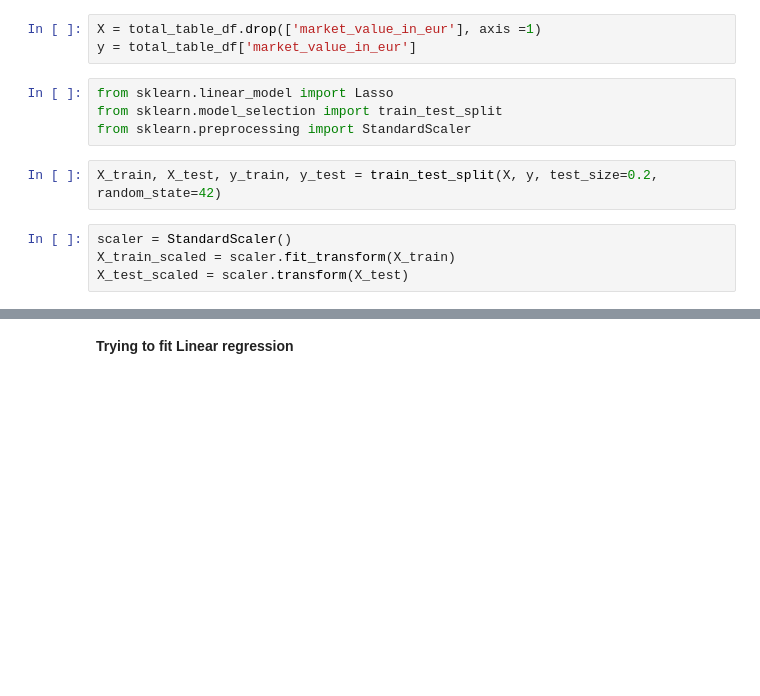
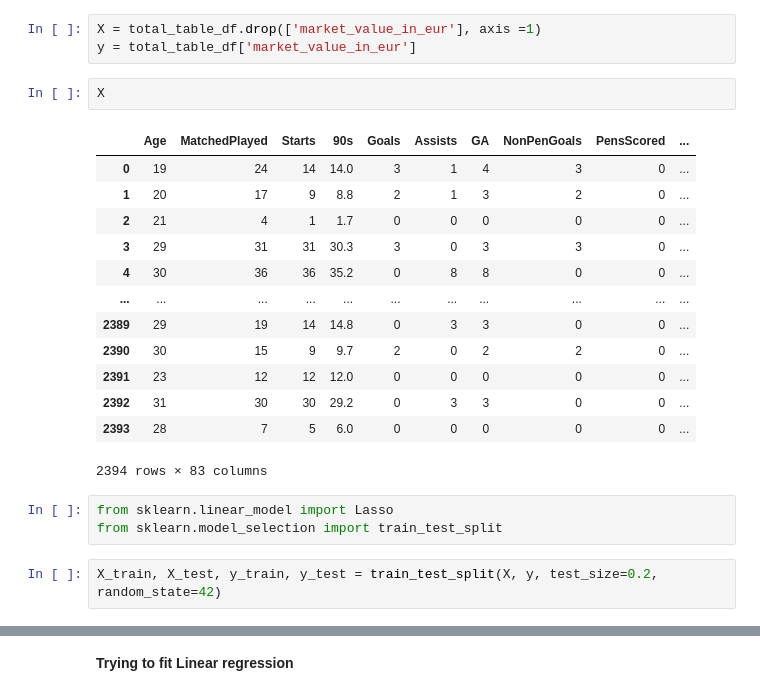
Before and after one commit to JackBenadon/DS440-Project, a Jupyter notebook: DS440_Pre_Processing.ipynb, the cells around one changed output, grey strips where cells are left out. Drawn from its saved outputs; the diff is of its cells as text; blank space fills up the shorter version.

```diff
--- a/DS440_Pre_Processing.ipynb
+++ b/DS440_Pre_Processing.ipynb
@@ -362,13 +437,24 @@ Training/Testing Split
 # %%
 X = total_table_df.drop(['market_value_in_eur'], axis =1)
 y = total_table_df['market_value_in_eur']
+# %%
+X
+# %% [output]
+|  | Age | MatchedPlayed | Starts | 90s | Goals | Assists | GA | NonPenGoals | PensScored | ... |
+| 0 | 19 | 24 | 14 | 14.0 | 3 | 1 | 4 | 3 | 0 | ... |
+| 1 | 20 | 17 | 9 | 8.8 | 2 | 1 | 3 | 2 | 0 | ... |
+| 2 | 21 | 4 | 1 | 1.7 | 0 | 0 | 0 | 0 | 0 | ... |
+| 3 | 29 | 31 | 31 | 30.3 | 3 | 0 | 3 | 3 | 0 | ... |
+| 4 | 30 | 36 | 36 | 35.2 | 0 | 8 | 8 | 0 | 0 | ... |
+| ... | ... | ... | ... | ... | ... | ... | ... | ... | ... | ... |
+| 2389 | 29 | 19 | 14 | 14.8 | 0 | 3 | 3 | 0 | 0 | ... |
+| 2390 | 30 | 15 | 9 | 9.7 | 2 | 0 | 2 | 2 | 0 | ... |
+| 2391 | 23 | 12 | 12 | 12.0 | 0 | 0 | 0 | 0 | 0 | ... |
+| 2392 | 31 | 30 | 30 | 29.2 | 0 | 3 | 3 | 0 | 0 | ... |
+| 2393 | 28 | 7 | 5 | 6.0 | 0 | 0 | 0 | 0 | 0 | ... |
+2394 rows × 83 columns
 # %%
 from sklearn.linear_model import Lasso
 from sklearn.model_selection import train_test_split
-from sklearn.preprocessing import StandardScaler
 # %%
 X_train, X_test, y_train, y_test = train_test_split(X, y, test_size=0.2, random_state=42)
-# %%
-scaler = StandardScaler()
-X_train_scaled = scaler.fit_transform(X_train)
-X_test_scaled = scaler.transform(X_test)
```
Also changed, not shown: parts of 25 cells of this notebook.
